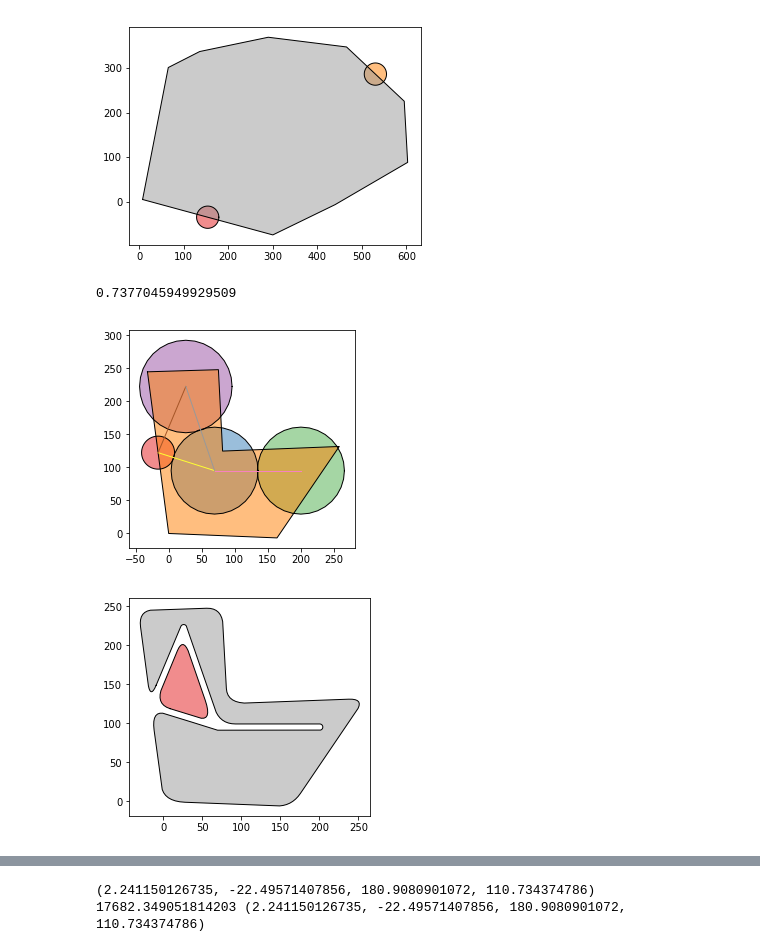
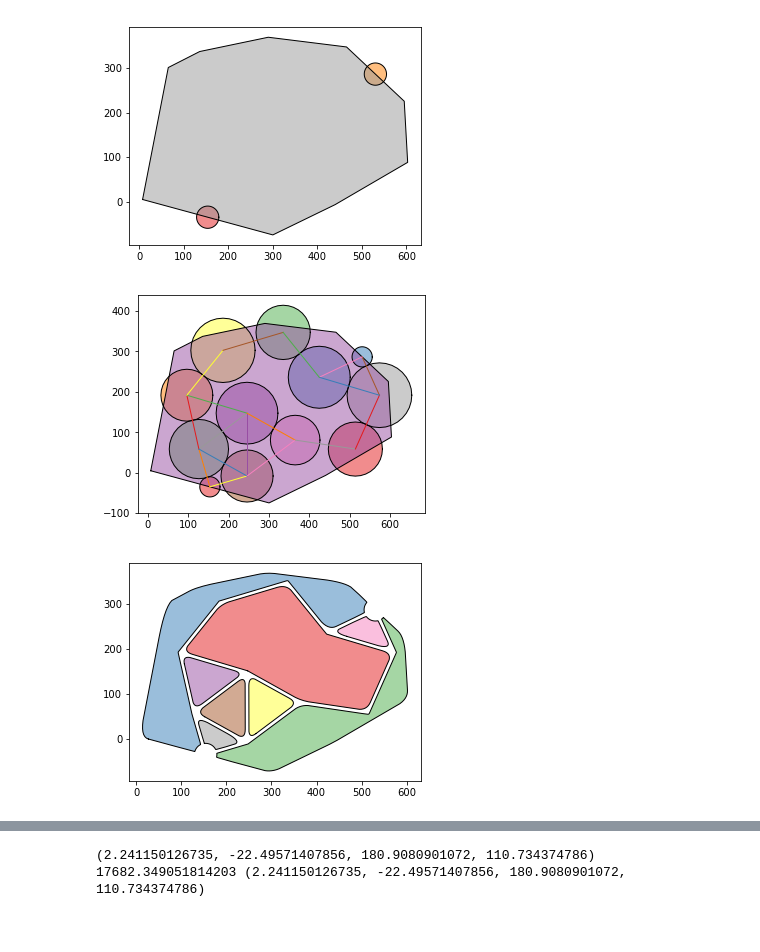
Before and after one commit to tristanwqy/basemap, a Jupyter notebook: circle_algo.ipynb, the cells around one changed output, grey strips where cells are left out. Saved outputs shown, nothing was run; the diff lists cells and outputs as text; code cells hidden in the pictures.

```diff
--- a/circle_algo.ipynb
+++ b/circle_algo.ipynb
@@ -70,7 +70,7 @@ base5 = Polygon([
 ])
 series = [base1, base2, base3, base4, base5]
 # %%
-base = base1
+base = base4
 print(base.area)
 gpd.GeoSeries([base,base.envelope]).plot()
 # %% [output]
@@ -373,60 +355,73 @@ from shapely.geometry import *
 
 max_coverage = 0
 current_collection = []
+def generate_divisions():
+    entrances = get_entrances(base, distance=400)
+    collection = generate_collection(60, 80, resolution=8, density=20, entrace_collection=entrances)
+    coverage = sum([geom.intersection(base).area for geom in collection]) / base.area
 
-entrances = get_entrances(base, distance=400)
-collection = generate_collection(60, 80, resolution=8, density=20, entrace_collection=entrances)
-coverage = sum([geom.intersection(base).area for geom in collection]) / base.area
+    display = []
+    display.extend(collection)
+    display.append(base)
+    roads = get_roads_v2(collection, base, 160)
+    display.extend(roads)
+    gpd.GeoSeries(display).plot()
 
-display = []
-display.extend(collection)
-display.append(base)
-roads = get_roads_v2(collection, base, 160)
-display.extend(roads)
-gpd.GeoSeries(display).plot()
+    cascaded_entrances = cascaded_union(entrances)
+    cascaded_roads = cascaded_union([road.buffer(4) for road in roads])
+    cascaded_roads = cascaded_union([cascaded_roads, cascaded_entrances])
+    place_to_build = base.difference(cascaded_roads)
+    new_collection = []
+    if isinstance(place_to_build, Polygon):
+        new_collection = [place_to_build]
+    else:
+        for geom in place_to_build:
+            new_collection.append(geom)
+    new_collection = sorted(new_collection, key=lambda geom : geom.area, reverse=True)
+    new_collection = [smooth_polygon(geom) for geom in new_collection]
+    gpd.GeoSeries(new_collection).plot()
+    return new_collection, cascaded_roads
+new_collection, cascaded_roads = generate_divisions()
 
-cascaded_roads = cascaded_union([road.buffer(4) for road in roads])
-place_to_build = base.difference(cascaded_roads)
-new_collection = []
-if isinstance(place_to_build, Polygon):
-    new_collection = [place_to_build]
-else:
-    for geom in place_to_build:
-        new_collection.append(geom)
-new_collection = sorted(new_collection, key=lambda geom : geom.area)
-new_collection = [smooth_polygon(geom) for geom in new_collection]
-gpd.GeoSeries(new_collection).plot()
+# new_collection2 = []
+# new_collection_cascaded = cascaded_union(new_collection)
+# for geom in collection:
+#     geom = geom.intersection(new_collection_cascaded)
+#     if isinstance(geom, Polygon):
+#         new_collection2.append(geom)
+#     else:
+#         new_collection2.extend(geom)
+# gpd.GeoSeries(new_collection2).plot()
+
 
 # the_union = cascaded_union(current_collection)
 # other_part = base.symmetric_difference(the_union)
 # saved_collection = copy.deepcopy(current_collection)
 # for part in other_part:
 #     current_collection.append(part)
 
 
 # roads, curve_roads = get_curve_roads(saved_collection)
 # gpd.GeoSeries([roads, curve_roads, base]).plot()
 
-print(coverage)
 # current_collection.append(base)
 
 # new_collection2 = []
 # for geom in saved_collection:
 #     geom = geom.difference(roads)
 #     if isinstance(geom, MultiPolygon):
 #         for geo in geom:
 #             new_collection2.append(geo)
 #     else:
 #         new_collection2.append(geom)
 #
 # new_collection = [geom.intersection(base) for geom in new_collection2]
 # gpd.GeoSeries(current_collection).plot()
 # gpd.GeoSeries(new_collection2).plot()
 # new_collection = sorted(new_collection, key=lambda geom : geom.area)
 # %% [output]
-0.7377045949929509
-[figure, old version]
+[figure, new version]
-[figure, old version]
+[figure, new version]
 # %%
 import random
 
```
Also changed, not shown: parts of 3 cells of this notebook.
